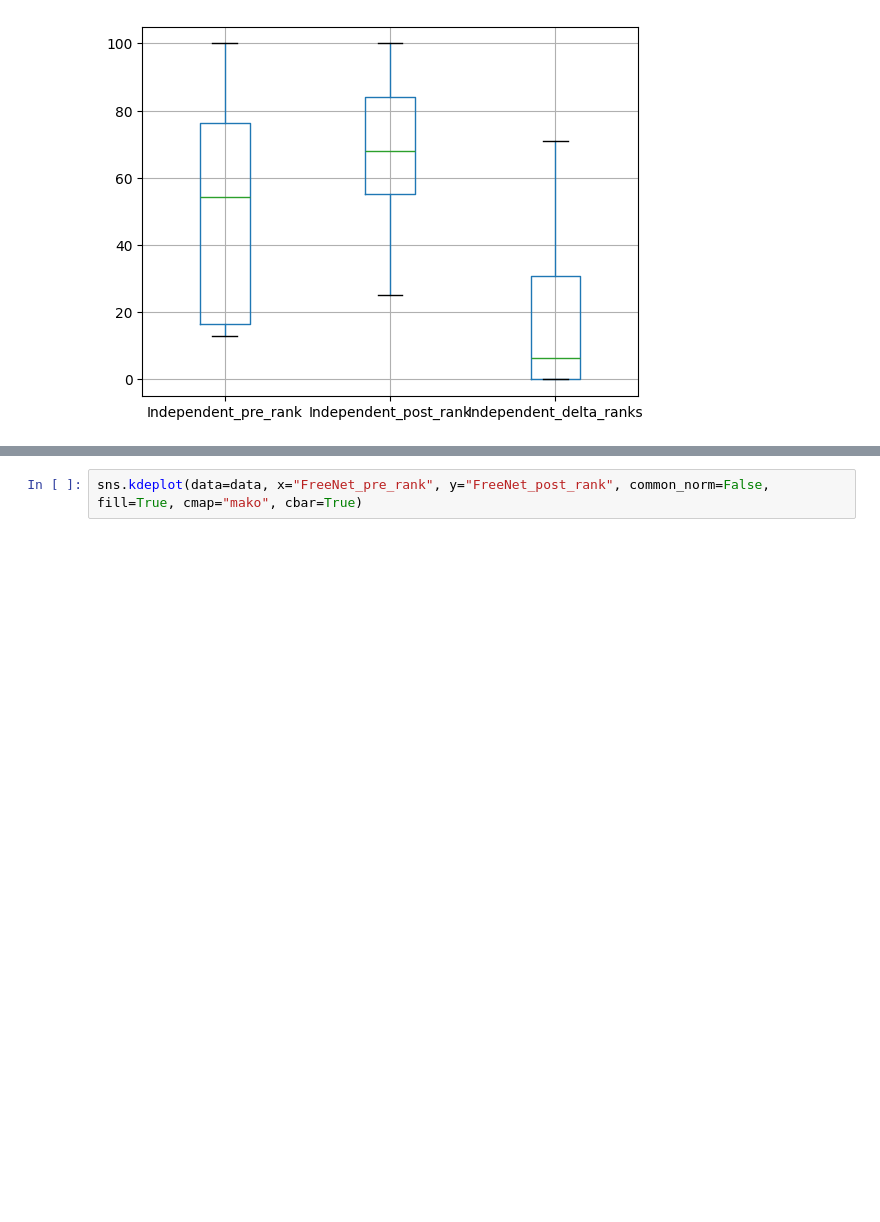
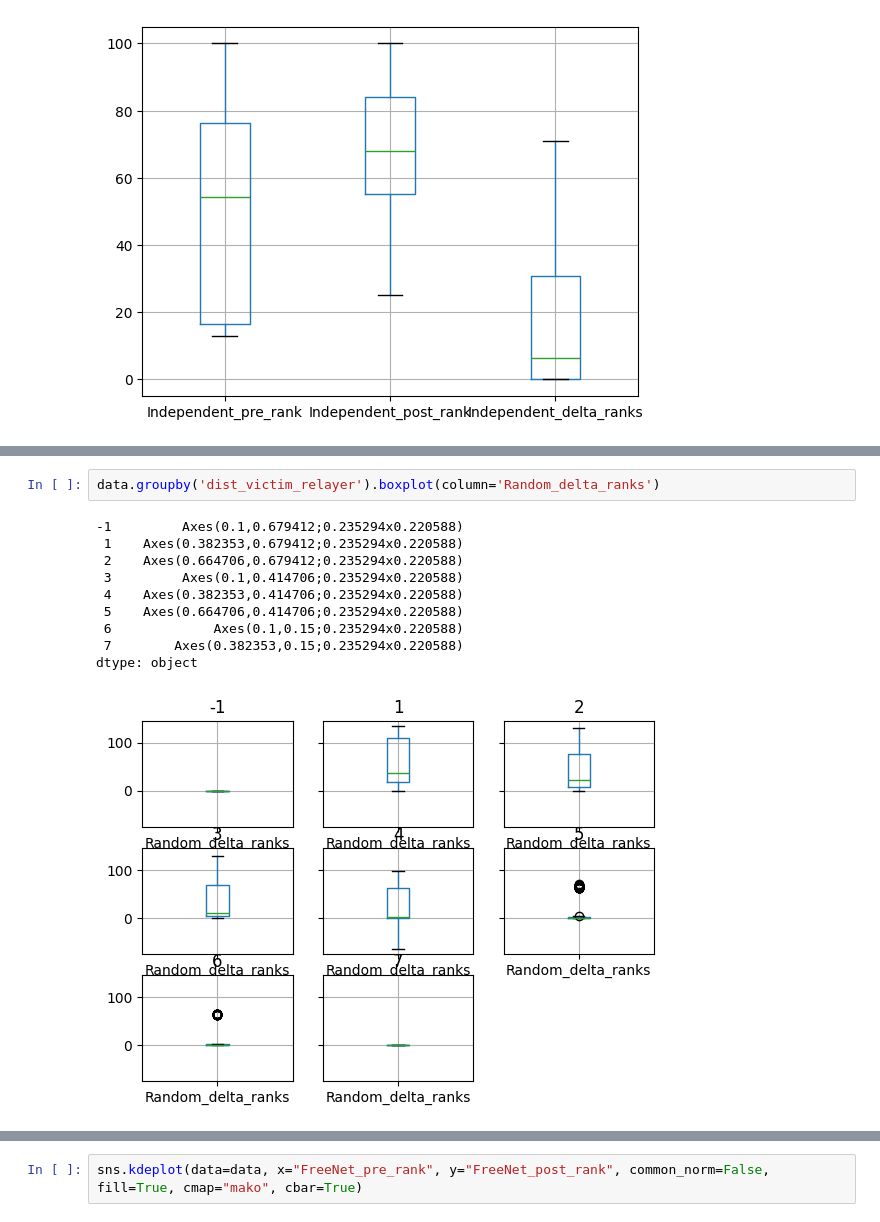
Before and after one commit to Poutchy/temp, a Jupyter notebook: EBA_graph.ipynb, the cells around one changed output, grey strips where cells are left out. Saved outputs shown, nothing was run; the diff lists cells and outputs as text; blank space fills up the shorter version.

```diff
--- a/EBA_graph.ipynb
+++ b/EBA_graph.ipynb
@@ -804,0 +833,13 @@ data[data.dist_victim_relayer>=0].boxplot(column=['Independent_pre_rank', 'Rever
+# %%
+data.groupby('dist_victim_relayer').boxplot(column='Random_delta_ranks')
+# %% [output]
+-1         Axes(0.1,0.679412;0.235294x0.220588)
+ 1    Axes(0.382353,0.679412;0.235294x0.220588)
+ 2    Axes(0.664706,0.679412;0.235294x0.220588)
+ 3         Axes(0.1,0.414706;0.235294x0.220588)
+ 4    Axes(0.382353,0.414706;0.235294x0.220588)
+ 5    Axes(0.664706,0.414706;0.235294x0.220588)
+ 6             Axes(0.1,0.15;0.235294x0.220588)
+ 7        Axes(0.382353,0.15;0.235294x0.220588)
+dtype: object
+[figure, added]
```
Also changed, not shown: parts of 23 cells of this notebook, 1 other file.
